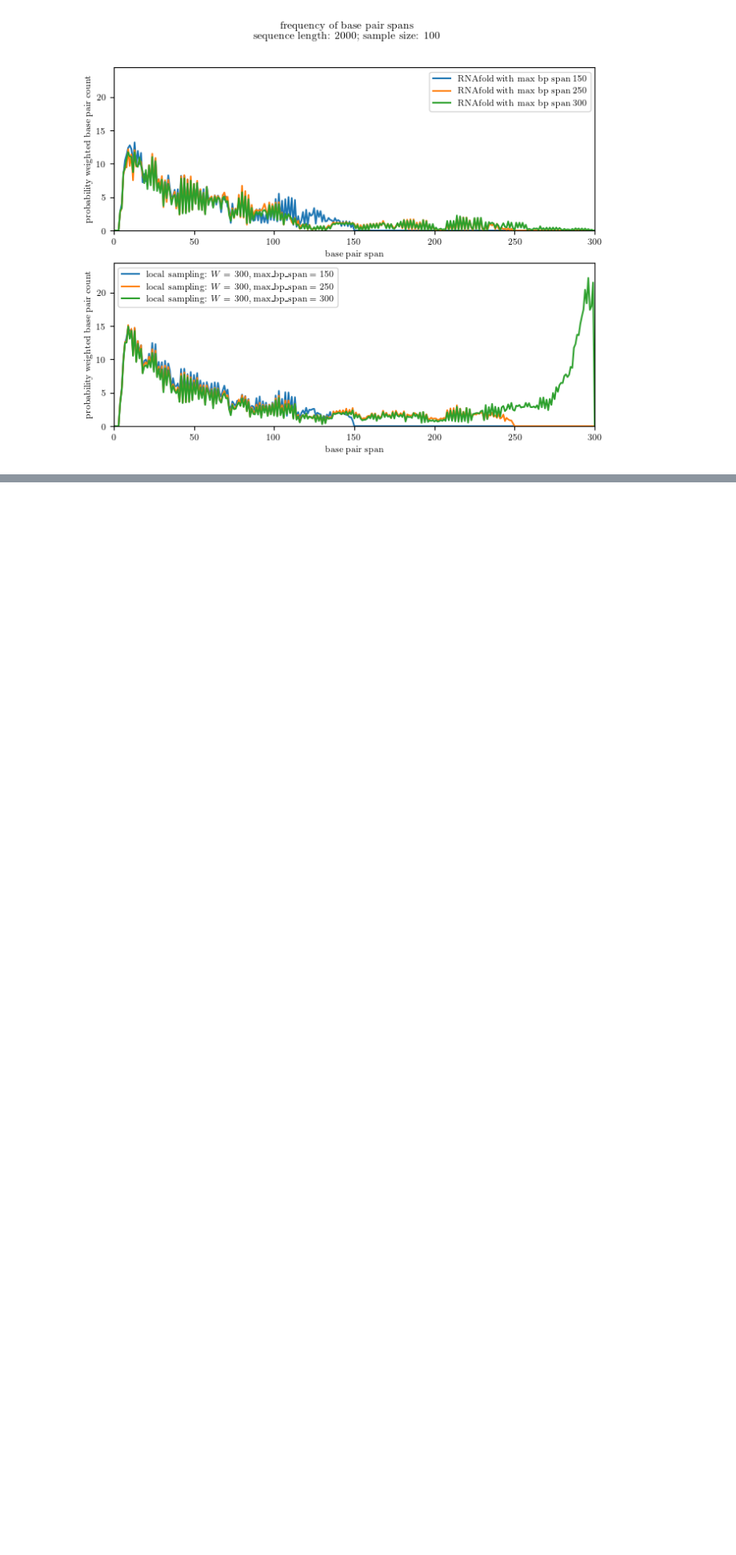
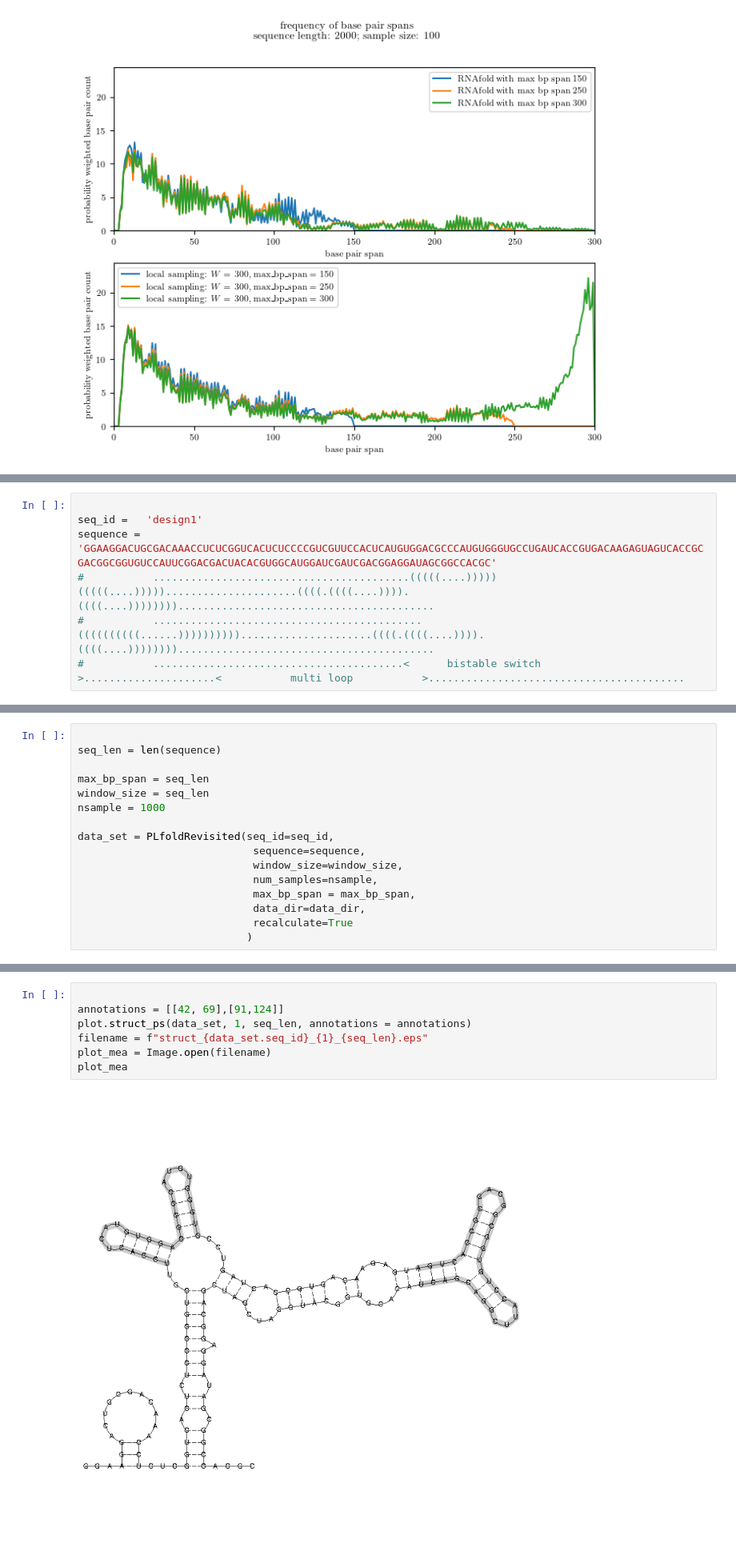
Before and after one commit to ViennaRNA/PLfoldSampling, a Jupyter notebook: PLfold_tutorial.ipynb, the cells around one changed output, grey strips where cells are left out. Shown at 80% size. Saved outputs shown, nothing was run; the diff lists cells and outputs as text; blank space fills up the shorter version.

```diff
--- a/PLfold_tutorial.ipynb
+++ b/PLfold_tutorial.ipynb
@@ -592,0 +658,7 @@ mir17HG_short    2000
+# %%
+
+seq_id =   'design1'
+sequence = 'GGAAGGACUGCGACAAACCUCUCGGUCACUCUCCCCGUCGUUCCACUCAUGUGGACGCCCAUGUGGGUGCCUGAUCACCGUGACAAGAGUAGUCACCGCGACGGCGGUGUCCAUUCGGACGACUACACGUGGCAUGGAUCGAUCGACGGAGGAUAGCGGCCACGC'
+#           .........................................(((((....)))))(((((....))))).....................((((.((((....)))).((((....)))))))).........................................
+#           ...........................................((((((((((......)))))))))).....................((((.((((....)))).((((....)))))))).........................................
+#           ........................................<      bistable switch      >.....................<           multi loop           >.........................................
@@ -592,0 +690,16 @@ mir17HG_short    2000
+# %%
+
+seq_len = len(sequence)
+
+max_bp_span = seq_len
+window_size = seq_len
+nsample = 1000
+
+data_set = PLfoldRevisited(seq_id=seq_id,
+                            sequence=sequence,
+                            window_size=window_size,
+                            num_samples=nsample,
+                            max_bp_span = max_bp_span,
+                            data_dir=data_dir,
+                            recalculate=True
+                           )
@@ -592,0 +716,9 @@ mir17HG_short    2000
+# %%
+
+annotations = [[42, 69],[91,124]]
+plot.struct_ps(data_set, 1, seq_len, annotations = annotations)
+filename = f"struct_{data_set.seq_id}_{1}_{seq_len}.eps"
+plot_mea = Image.open(filename)
+plot_mea
+# %% [output]
+[figure, added]
```
Also changed, not shown: parts of 24 cells of this notebook.
